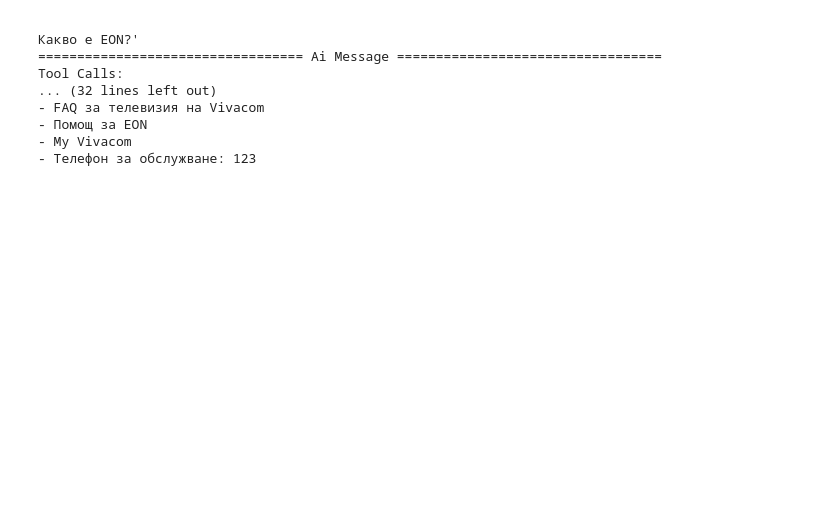
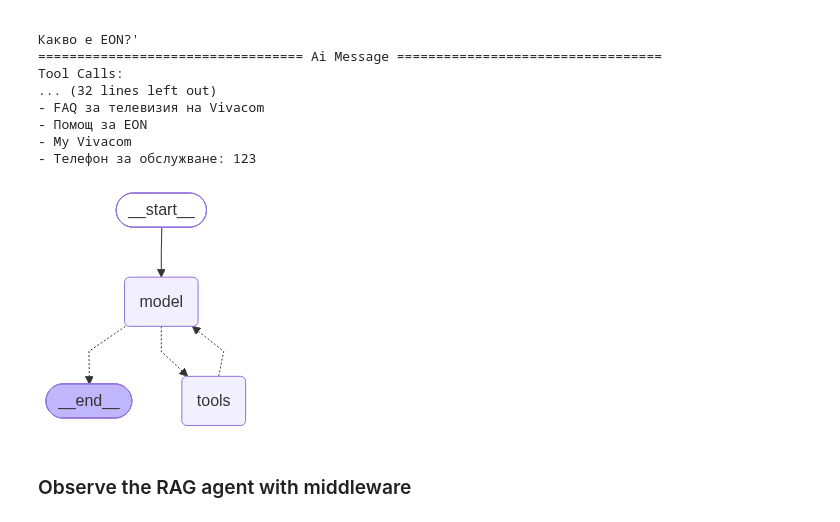
Before and after one commit to MariaRHristova/ai-agents-workflows, a Jupyter notebook: 05_Excercise_LangChain_Agents_Tools.ipynb, the cells around one changed output. Drawn from its saved outputs; the diff is of its cells as text; code cells hidden in the pictures; blank space fills up the shorter version.

Commit message:
Adding a middleware layer

```diff
--- a/05_Excercise_LangChain_Agents_Tools.ipynb
+++ b/05_Excercise_LangChain_Agents_Tools.ipynb
@@ -261,3 +261,34 @@ Tool Calls:
 - Помощ за EON
 - My Vivacom
 - Телефон за обслужване: 123
+# %%
+from IPython.display import Image, display
+from langchain_core.runnables import Runnable
+
+
+def display_graph(runnable: Runnable, output_png: Path) -> None:
+    """Render a LangChain runnable graph, save it as a PNG, and display it."""
+    graph = runnable.get_graph()
+
+    try:
+        # Render with Mermaid.ink. Empty proxy values avoid the broken local proxy.
+        png_bytes = graph.draw_mermaid_png(
+            proxies={"http": "", "https": ""},
+            max_retries=3,
+            retry_delay=2.0,
+        )
+        output_png.write_bytes(png_bytes)
+        display(Image(filename=str(output_png)))
+
+    except ValueError as error:
+        # A useful fallback: save Mermaid text, which can be pasted into mermaid.live.
+        mermaid_file = output_png.with_suffix(".mmd")
+        mermaid_file.write_text(graph.draw_mermaid(), encoding="utf-8")
+        print(f"PNG rendering failed: {error}")
+        print(f"Saved Mermaid diagram text to: {mermaid_file}")
+# %%
+display_graph(rag_agent, Path("rag_agent_graph.png"))
+# %% [output]
+[figure, added]
+# %% [markdown]
+### Observe the RAG agent with middleware
```
Also changed, not shown: parts of 2 cells of this notebook, 1 other file.
